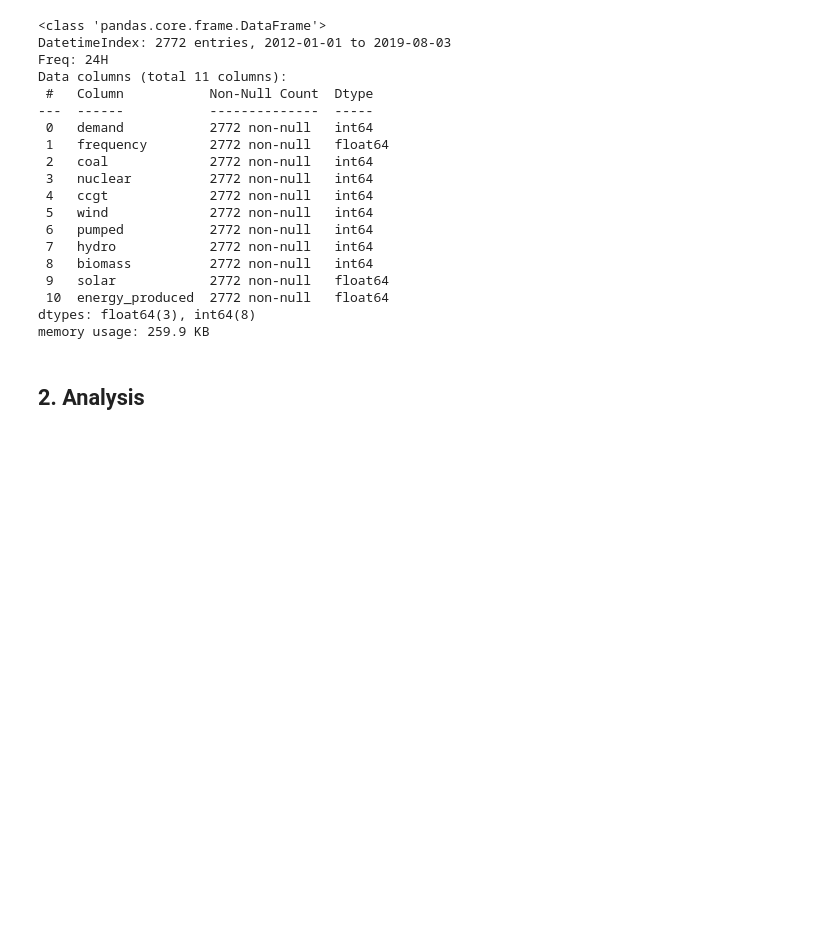
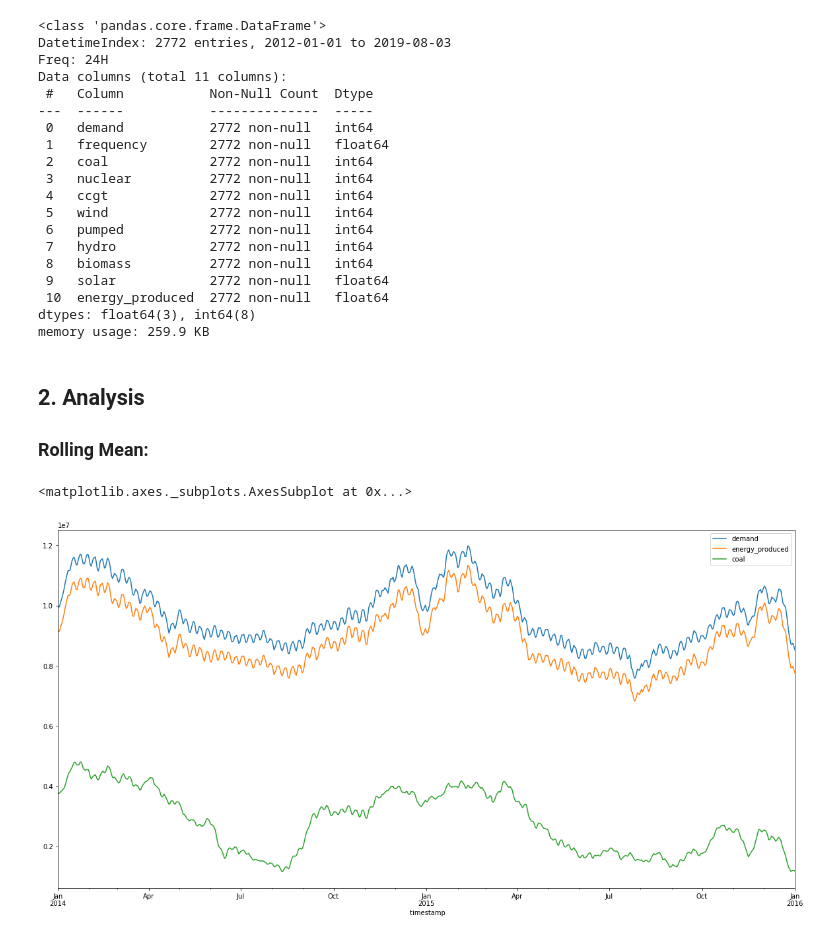
Before and after one commit to bhadreshpsavani/TimeSerierAnalysisOnCoalConsumption, a Jupyter notebook: CoalConsumptionAnalysis.ipynb, the cells around one changed output. Saved outputs shown, nothing was run; the diff lists cells and outputs as text; code cells hidden in the pictures; blank space fills up the shorter version.

```diff
--- a/CoalConsumptionAnalysis.ipynb
+++ b/CoalConsumptionAnalysis.ipynb
@@ -154,3 +154,10 @@ dtypes: float64(3), int64(8)
 memory usage: 259.9 KB
 # %% [markdown]
 ## 2. Analysis
+
+### Rolling Mean:
+# %%
+data[['demand', 'energy_produced', 'coal']].rolling(10).mean()['2014-01-01':'2016-01-01'].plot(figsize=(20, 10))
+# %% [output]
+<matplotlib.axes._subplots.AxesSubplot at 0x...>
+[figure, added]
```
Also changed, not shown: parts of 8 cells of this notebook.
